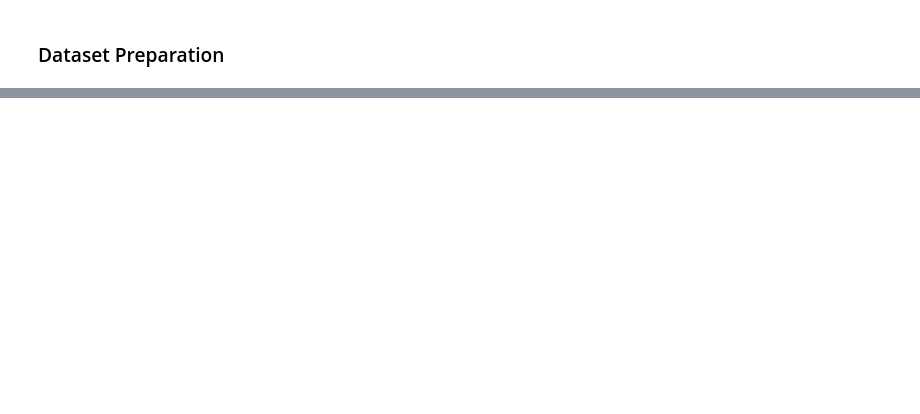
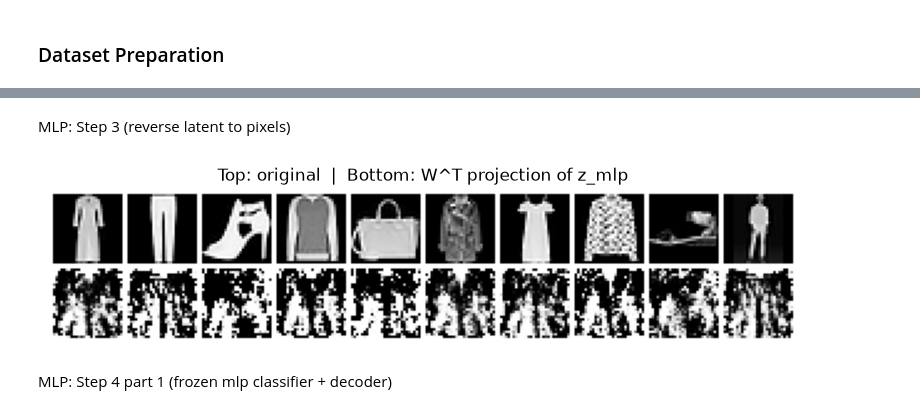
Before and after one commit to 1loral1/generative-model-comparison-study, a Jupyter notebook: main.ipynb, the cells around one changed output, grey strips where cells are left out. Drawn from its saved outputs; the diff is of its cells as text; code cells hidden in the pictures; blank space fills up the shorter version.

```diff
--- a/main.ipynb
+++ b/main.ipynb
@@ -171,0 +120,16 @@ Test Accuracy: 0.8952857142857142
+# %% [markdown]
+MLP: Step 3 (reverse latent to pixels)
+# %%
+x_test, y_lbl = next(iter(test_dl)) # first test batch, same order as z_mlp
+x_orig = x_test[:10].to(W2.device)  # (10,1,28,28)
+z = z_mlp[:10].to(W2.device)        # (10,64), z of exactly those 10 images
+
+h1_back = F.relu(z @ W2)            # (10,64) @ (64,256)  -> (10,256)
+x_back = torch.sigmoid(h1_back @ W1)# (10,256) @ (256,784) -> (10,784)
+
+show_grid(torch.cat([x_orig, x_back.view(10, 1, 28, 28)]), nrow=10,
+          title="Top: original  |  Bottom: W^T projection of z_mlp")
+# %% [output]
+[figure, added]
+# %% [markdown]
+MLP: Step 4 part 1 (frozen mlp classifier + decoder)
```
Also changed, not shown: parts of 34 cells of this notebook, 15 other files.
